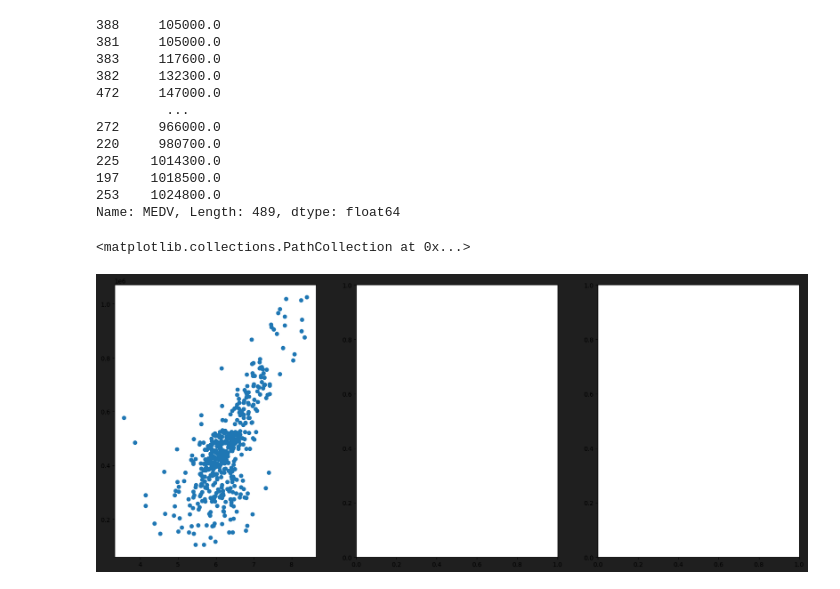
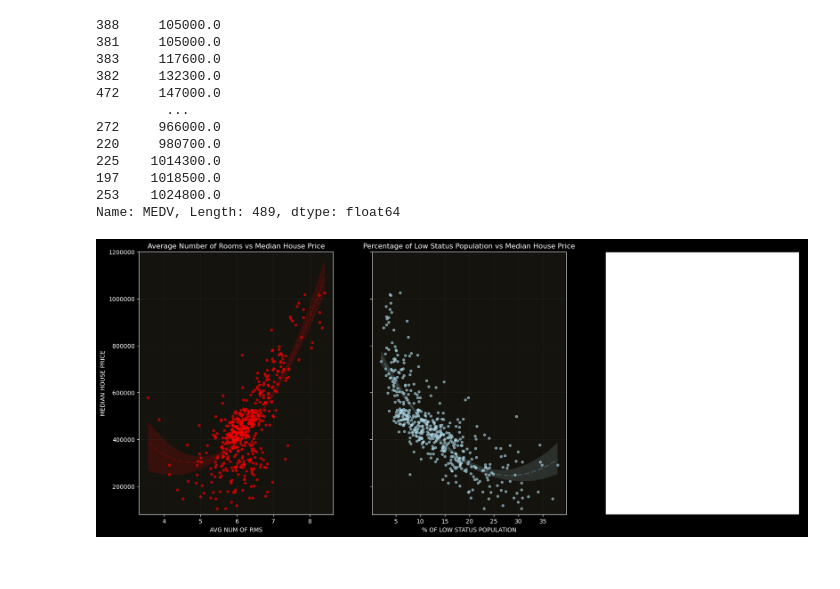
Before and after one commit to imelinc/housing-prices-project, a Jupyter notebook: housing-project.ipynb, the cells around one changed output. Saved outputs shown, nothing was run; the diff lists cells and outputs as text; code cells hidden in the pictures.

Commit message:
Two plots done

```diff
--- a/housing-project.ipynb
+++ b/housing-project.ipynb
@@ -104,13 +104,34 @@ Name: MEDV, Length: 489, dtype: float64
 # %%
 # as there's no missing values, let's look for correlations and distributions
 import matplotlib.pyplot as plt
 import seaborn as sns
+import numpy as np
 
 # setting up the plot
-fig, (ax1, ax2, ax3) = plt.subplots(nrows=1, ncols=3, figsize= (20,8), facecolor="#1f1f1f")
+fig, (ax1, ax2, ax3) = plt.subplots(nrows=1, ncols=3, figsize= (20,8), facecolor="#000000", sharey=True)
 
 # First let's plot RM vs MEDV (avg number of rooms vs price)
-ax1.scatter(x=df["RM"], y=df["MEDV"])
+sns.regplot(x="RM", y="MEDV", data=df, order=2, ax=ax1 ,scatter_kws={"color": "red", "alpha": 0.6, "s": 15}, line_kws={"color": "red", "linestyle": "--", "alpha":0.2})
+ax1.set_title("Average Number of Rooms vs Median House Price", color="white")
+ax1.tick_params(colors="white")
+ax1.yaxis.get_major_formatter().set_scientific(False)
+ax1.set_xlabel("AVG NUM OF RMS", color= "white")
+ax1.set_ylabel("MEDIAN HOUSE PRICE", color = "white")
+ax1.set_facecolor("#15130d")
+ax1.grid("True", color = "gray", alpha = 0.1)
+ax1.set_ylim(80000, 1200000)
+for spine in ax1.spines.values():
+        spine.set_color("white")
+
+# Then Let's plot the correlation of the percentage of low status population vs house pricing
+sns.regplot(x="LSTAT", y="MEDV", data=df, order=2, ax=ax2, scatter_kws={"color":"lightblue", "alpha": 0.6, "s": 15}, line_kws={"color": "lightblue", "linestyle": "--", "alpha": 0.2})
+ax2.set_title("Percentage of Low Status Population vs Median House Price", color = "white")
+ax2.tick_params(colors= "white")
+ax2.set_xlabel("% OF LOW STATUS POPULATION", color = "white")
+ax2.set_facecolor("#15130d")
+ax2.grid("True", color = "gray", alpha = 0.1)
+ax2.set_ylim(80000, 1200000)
+for spine in ax2.spines.values():
+        spine.set_color("white")
 # %% [output]
-<matplotlib.collections.PathCollection at 0x...>
-[figure, old version]
+[figure, new version]
```
